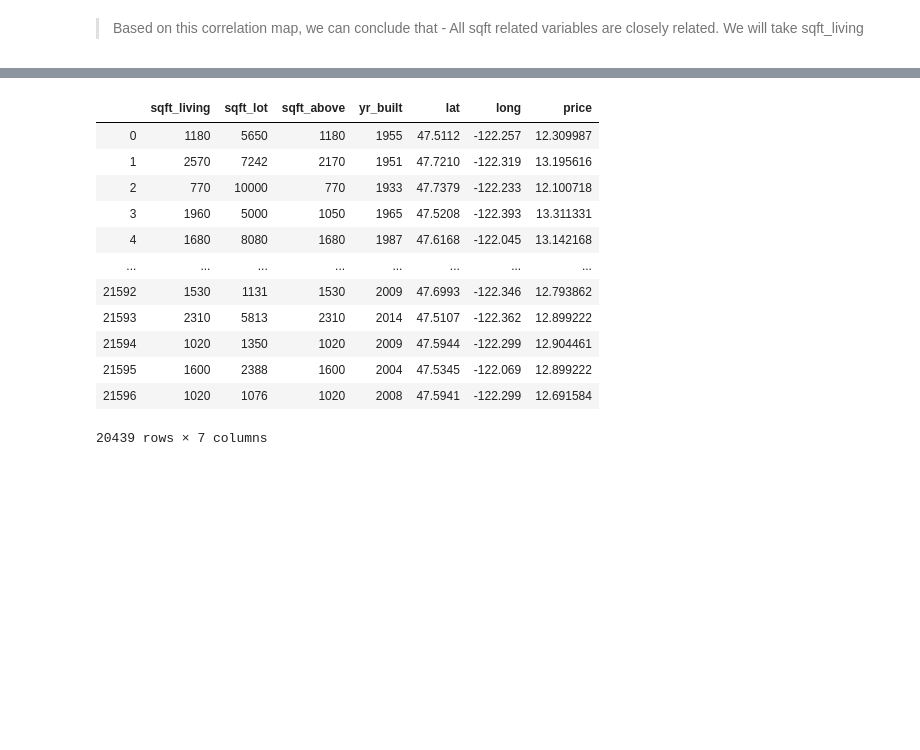
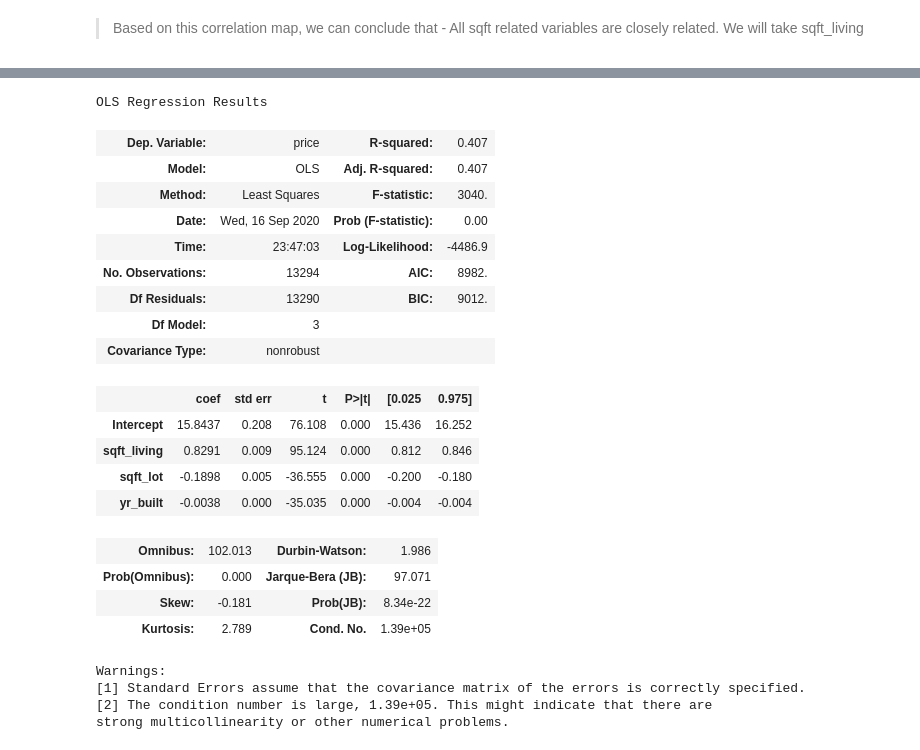
Before and after one commit to singsang2/Mod-2-Kings-County-Housing-Price-Model, a Jupyter notebook: student.ipynb, the cells around one changed output, grey strips where cells are left out. Drawn from its saved outputs; the diff is of its cells as text; code cells hidden in the pictures; blank space fills up the shorter version.

```diff
--- a/student.ipynb
+++ b/student.ipynb
@@ -259,0 +240,3 @@ Choose an option (1) none (2) standard (3) min_max (4) logarithmic: 2
+# %%
+model1.X = model1.data[model1.cont_cols].drop(columns='price')
+model1.y = model1.data[model1.target]
@@ -270,3 +262,3 @@ formula
 # %%
-formula = model1.get_formula(cat=False)
-formula = 'price ~ sqft_living + sqft_lot + yr_built + lat + long'
+formula = model1.get_formula()
+formula
@@ -305,16 +267,28 @@ sample = pd.concat([model1.data[cont_cols].drop(columns=['price','sqft_living15'
-# %%
-sample
-# %% [output]
-|  | sqft_living | sqft_lot | sqft_above | yr_built | lat | long | price |
-| 0 | 1180 | 5650 | 1180 | 1955 | 47.5112 | -122.257 | 12.309987 |
-| 1 | 2570 | 7242 | 2170 | 1951 | 47.7210 | -122.319 | 13.195616 |
-| 2 | 770 | 10000 | 770 | 1933 | 47.7379 | -122.233 | 12.100718 |
-| 3 | 1960 | 5000 | 1050 | 1965 | 47.5208 | -122.393 | 13.311331 |
-| 4 | 1680 | 8080 | 1680 | 1987 | 47.6168 | -122.045 | 13.142168 |
-| ... | ... | ... | ... | ... | ... | ... | ... |
-| 21592 | 1530 | 1131 | 1530 | 2009 | 47.6993 | -122.346 | 12.793862 |
-| 21593 | 2310 | 5813 | 2310 | 2014 | 47.5107 | -122.362 | 12.899222 |
-| 21594 | 1020 | 1350 | 1020 | 2009 | 47.5944 | -122.299 | 12.904461 |
-| 21595 | 1600 | 2388 | 1600 | 2004 | 47.5345 | -122.069 | 12.899222 |
-| 21596 | 1020 | 1076 | 1020 | 2008 | 47.5941 | -122.299 | 12.691584 |
-20439 rows × 7 columns
+# %%
+model = model1.regression(formula)
+# %%
+model.summary()
+# %% [output]
+OLS Regression Results
+| Dep. Variable: | price | R-squared: | 0.407 |
+| Model: | OLS | Adj. R-squared: | 0.407 |
+| Method: | Least Squares | F-statistic: | 3040. |
+| Date: | Wed, 16 Sep 2020 | Prob (F-statistic): | 0.00 |
+| Time: | 23:47:03 | Log-Likelihood: | -4486.9 |
+| No. Observations: | 13294 | AIC: | 8982. |
+| Df Residuals: | 13290 | BIC: | 9012. |
+| Df Model: | 3 |  |  |
+| Covariance Type: | nonrobust |  |  |
+|  | coef | std err | t | P>|t| | [0.025 | 0.975] |
+| Intercept | 15.8437 | 0.208 | 76.108 | 0.000 | 15.436 | 16.252 |
+| sqft_living | 0.8291 | 0.009 | 95.124 | 0.000 | 0.812 | 0.846 |
+| sqft_lot | -0.1898 | 0.005 | -36.555 | 0.000 | -0.200 | -0.180 |
+| yr_built | -0.0038 | 0.000 | -35.035 | 0.000 | -0.004 | -0.004 |
+| Omnibus: | 102.013 | Durbin-Watson: | 1.986 |
+| Prob(Omnibus): | 0.000 | Jarque-Bera (JB): | 97.071 |
+| Skew: | -0.181 | Prob(JB): | 8.34e-22 |
+| Kurtosis: | 2.789 | Cond. No. | 1.39e+05 |
+Warnings:
+[1] Standard Errors assume that the covariance matrix of the errors is correctly specified.
+[2] The condition number is large, 1.39e+05. This might indicate that there are
+strong multicollinearity or other numerical problems.
```
Also changed, not shown: parts of 26 cells of this notebook, 1 other file.
